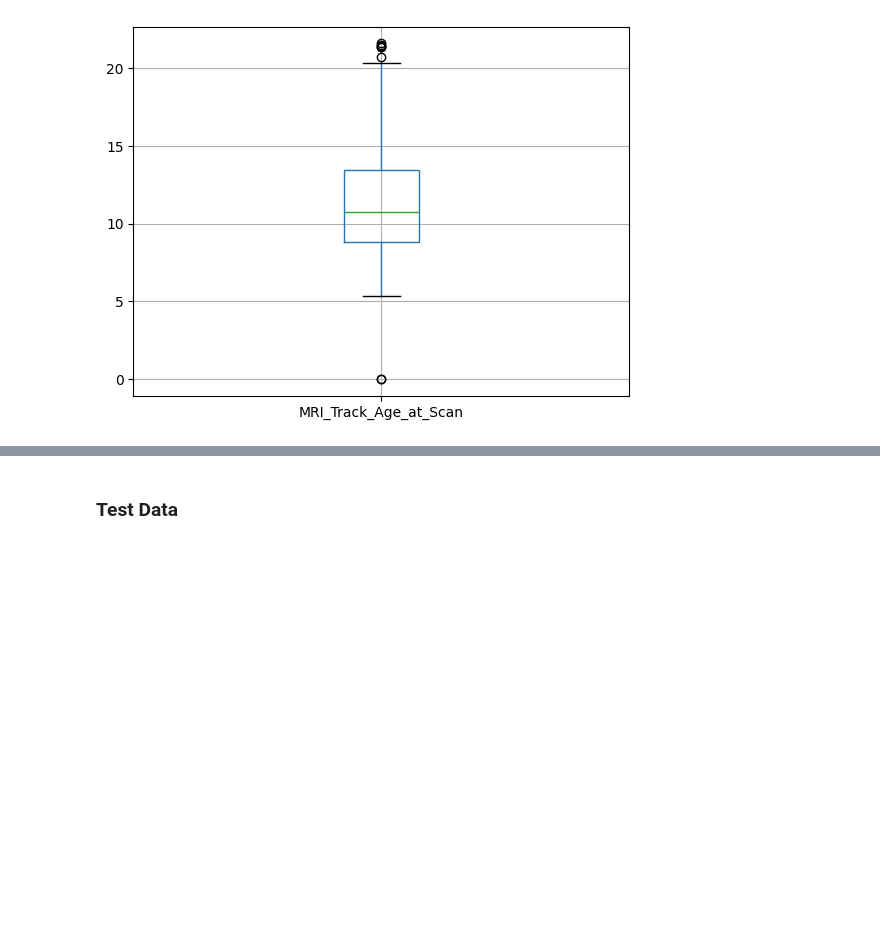
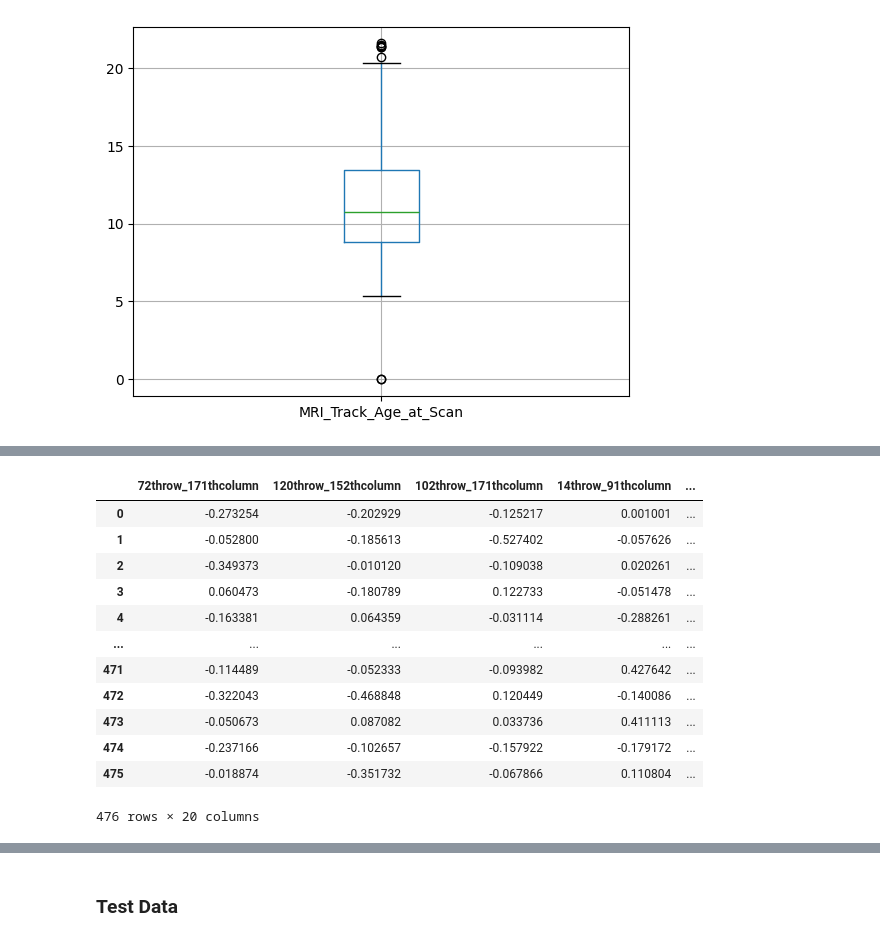
Before and after one commit to AngC1998/WiDS-Datathon-2025, a Jupyter notebook: WiDS_Datathon_2025.ipynb, the cells around one changed output, grey strips where cells are left out. Cells and saved outputs as stored; diff of their text form; code cells hidden in the pictures; blank space fills up the shorter version.

```diff
--- a/WiDS_Datathon_2025.ipynb
+++ b/WiDS_Datathon_2025.ipynb
@@ -958,0 +1179,4 @@ pre_train_df_male.describe()
+# %%
+top_positive_female_corr_columns = list(top_positive_female_corr.index)
+top_positive_female_corr_columns.remove('Sex_F')
+top_positive_female_corr_columns
@@ -958,0 +1198,3 @@ pre_train_df_male.describe()
+# %%
+top_negative_female_corr = sex_f.iloc[-6:len(sex_f)]
+top_negative_female_corr
@@ -958,0 +1210,3 @@ pre_train_df_male.describe()
+# %%
+top_negative_female_corr_columns = list(top_negative_female_corr.index)
+top_negative_female_corr_columns
@@ -958,0 +1220,3 @@ pre_train_df_male.describe()
+# %%
+top_female_corr_columns = top_positive_female_corr_columns + top_negative_female_corr_columns
+top_female_corr_columns
@@ -958,0 +1409,17 @@ pre_train_df_male.describe()
+# %%
+train_female_X = train_df[top_female_corr_columns]
+train_female_X
+# %% [output]
+|  | 72throw_171thcolumn | 120throw_152thcolumn | 102throw_171thcolumn | 14throw_91thcolumn | ... |
+| 0 | -0.273254 | -0.202929 | -0.125217 | 0.001001 | ... |
+| 1 | -0.052800 | -0.185613 | -0.527402 | -0.057626 | ... |
+| 2 | -0.349373 | -0.010120 | -0.109038 | 0.020261 | ... |
+| 3 | 0.060473 | -0.180789 | 0.122733 | -0.051478 | ... |
+| 4 | -0.163381 | 0.064359 | -0.031114 | -0.288261 | ... |
+| ... | ... | ... | ... | ... | ... |
+| 471 | -0.114489 | -0.052333 | -0.093982 | 0.427642 | ... |
+| 472 | -0.322043 | -0.468848 | 0.120449 | -0.140086 | ... |
+| 473 | -0.050673 | 0.087082 | 0.033736 | 0.411113 | ... |
+| 474 | -0.237166 | -0.102657 | -0.157922 | -0.179172 | ... |
+| 475 | -0.018874 | -0.351732 | -0.067866 | 0.110804 | ... |
+476 rows × 20 columns
```
Also changed, not shown: parts of 48 cells of this notebook.
